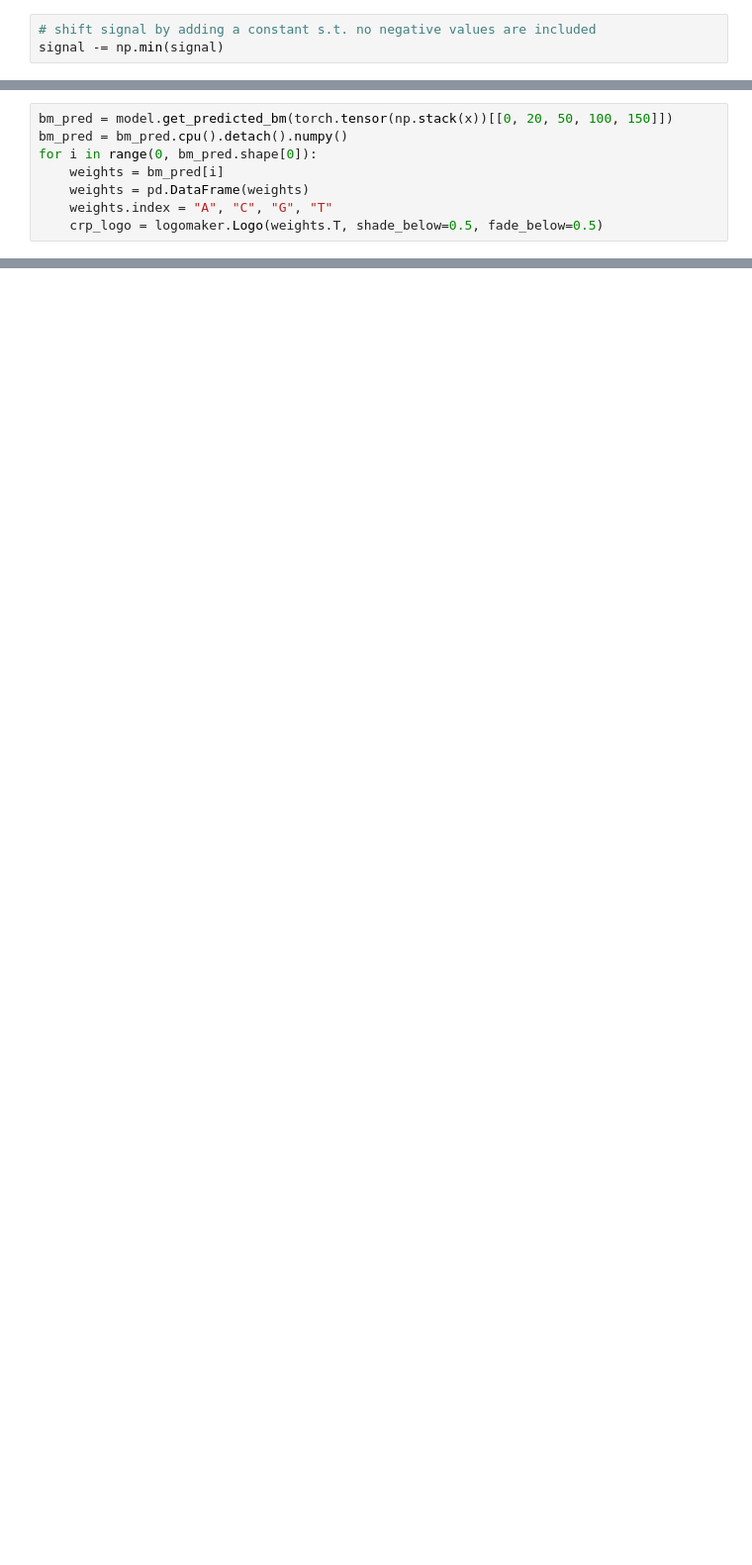
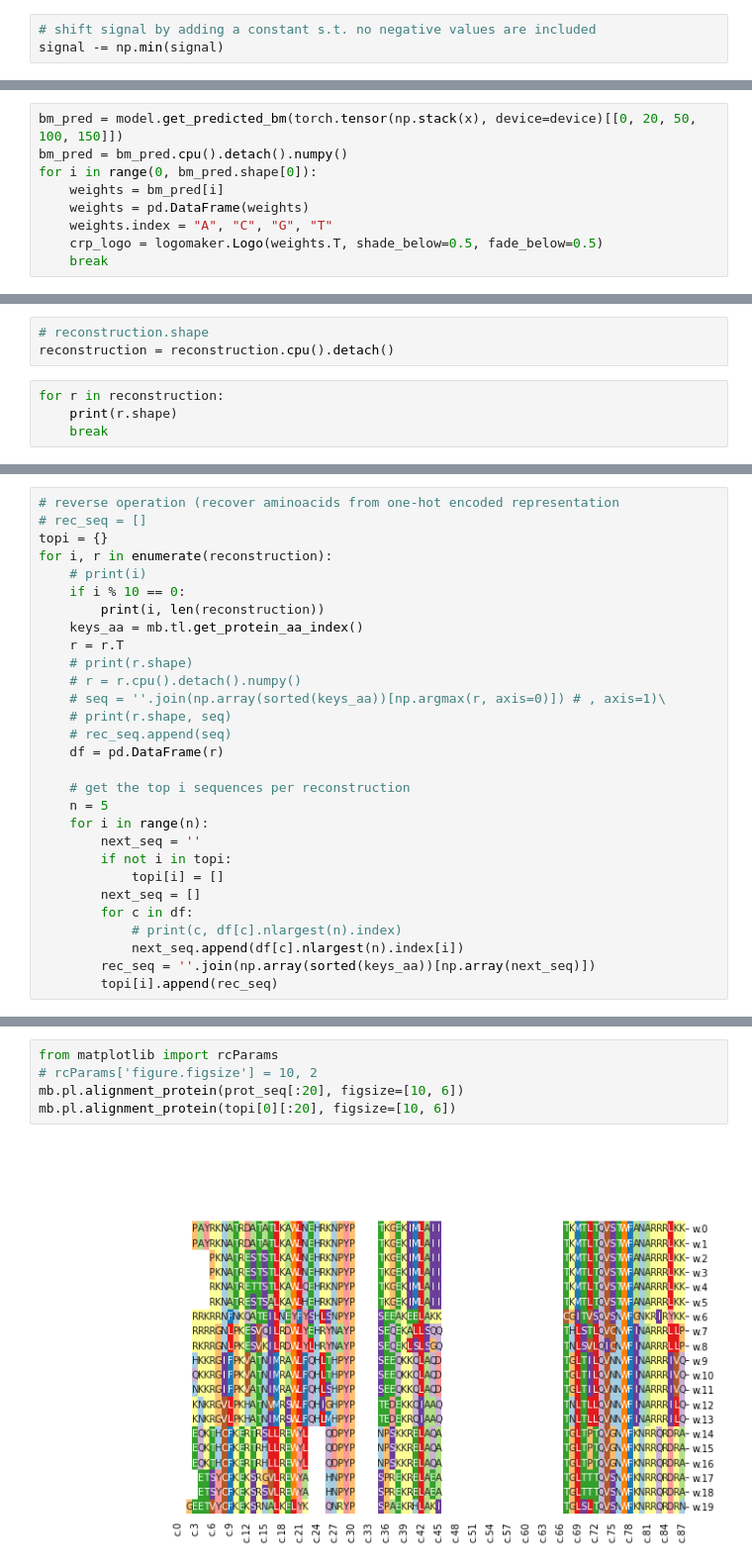
Before and after one commit to theislab/mubind, a Jupyter notebook: notebooks/evoformer/08_gpu_integrated_autoencoder.ipynb, the cells around one changed output, grey strips where cells are left out. Shown at 99% size. Saved outputs shown, nothing was run; the diff lists cells and outputs as text; blank space fills up the shorter version.

```diff
--- a/notebooks/evoformer/08_gpu_integrated_autoencoder.ipynb
+++ b/notebooks/evoformer/08_gpu_integrated_autoencoder.ipynb
@@ -84,9 +108,10 @@ plt.plot(model.rec_history, 'g')
 # %%
-bm_pred = model.get_predicted_bm(torch.tensor(np.stack(x))[[0, 20, 50, 100, 150]])
+bm_pred = model.get_predicted_bm(torch.tensor(np.stack(x), device=device)[[0, 20, 50, 100, 150]])
 bm_pred = bm_pred.cpu().detach().numpy()
 for i in range(0, bm_pred.shape[0]):
     weights = bm_pred[i]
     weights = pd.DataFrame(weights)
     weights.index = "A", "C", "G", "T"
     crp_logo = logomaker.Logo(weights.T, shade_below=0.5, fade_below=0.5)
+    break
 # %% [output]
@@ -108,0 +184,7 @@ sns.clustermap(corr, figsize=[5, 5])
+# %%
+# reconstruction.shape
+reconstruction = reconstruction.cpu().detach()
+# %%
+for r in reconstruction:
+    print(r.shape)
+    break
@@ -108,0 +193,29 @@ sns.clustermap(corr, figsize=[5, 5])
+# %%
+# reverse operation (recover aminoacids from one-hot encoded representation
+# rec_seq = []
+topi = {}
+for i, r in enumerate(reconstruction):
+    # print(i)
+    if i % 10 == 0:
+        print(i, len(reconstruction))
+    keys_aa = mb.tl.get_protein_aa_index()
+    r = r.T
+    # print(r.shape)
+    # r = r.cpu().detach().numpy()
+    # seq = ''.join(np.array(sorted(keys_aa))[np.argmax(r, axis=0)]) # , axis=1)\
+    # print(r.shape, seq)
+    # rec_seq.append(seq)
+    df = pd.DataFrame(r)
+
+    # get the top i sequences per reconstruction
+    n = 5
+    for i in range(n):
+        next_seq = ''
+        if not i in topi:
+            topi[i] = []
+        next_seq = []
+        for c in df:
+            # print(c, df[c].nlargest(n).index)
+            next_seq.append(df[c].nlargest(n).index[i])
+        rec_seq = ''.join(np.array(sorted(keys_aa))[np.array(next_seq)])
+        topi[i].append(rec_seq)
@@ -108,0 +247,7 @@ sns.clustermap(corr, figsize=[5, 5])
+# %%
+from matplotlib import rcParams
+# rcParams['figure.figsize'] = 10, 2
+mb.pl.alignment_protein(prot_seq[:20], figsize=[10, 6])
+mb.pl.alignment_protein(topi[0][:20], figsize=[10, 6])
+# %% [output]
+[figure, added]
```
Also changed, not shown: parts of 28 cells of this notebook, 3 other files.
